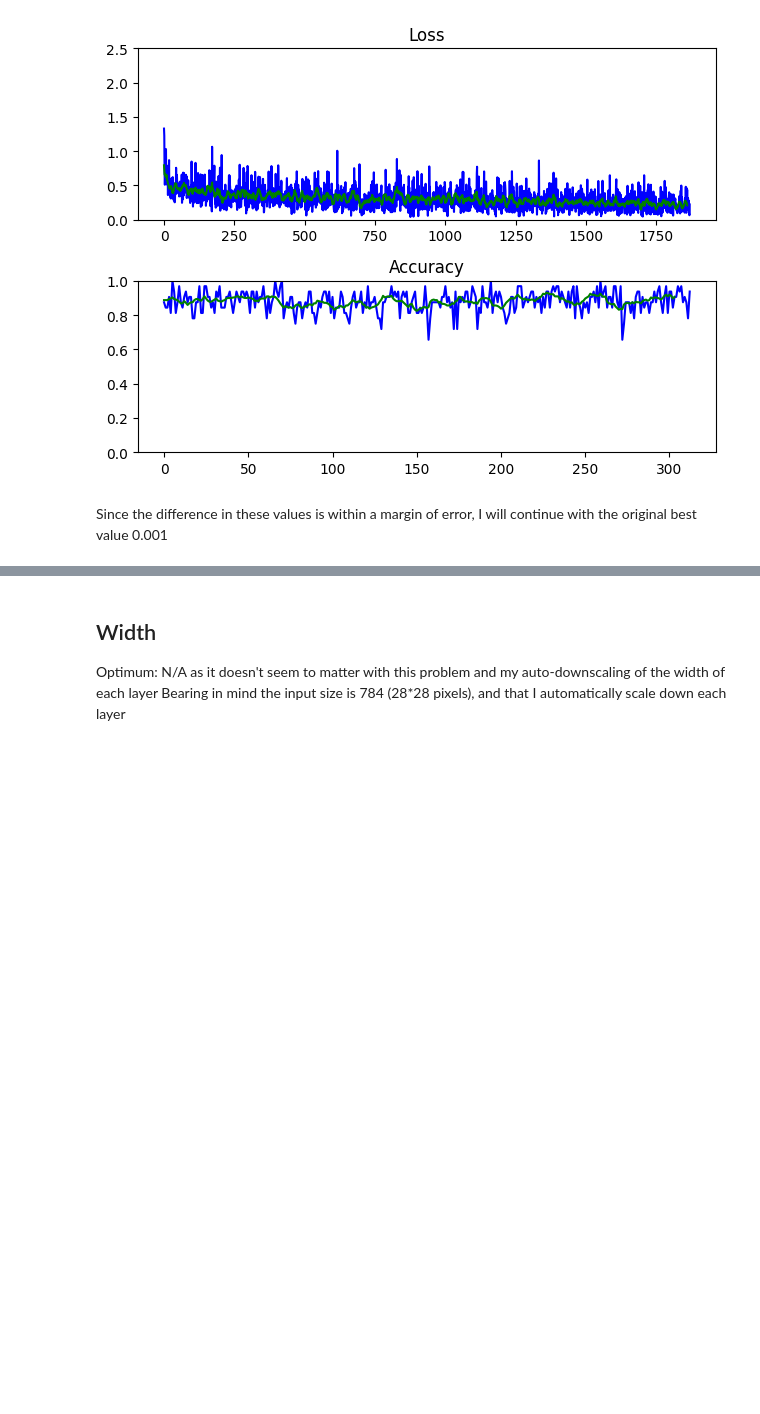
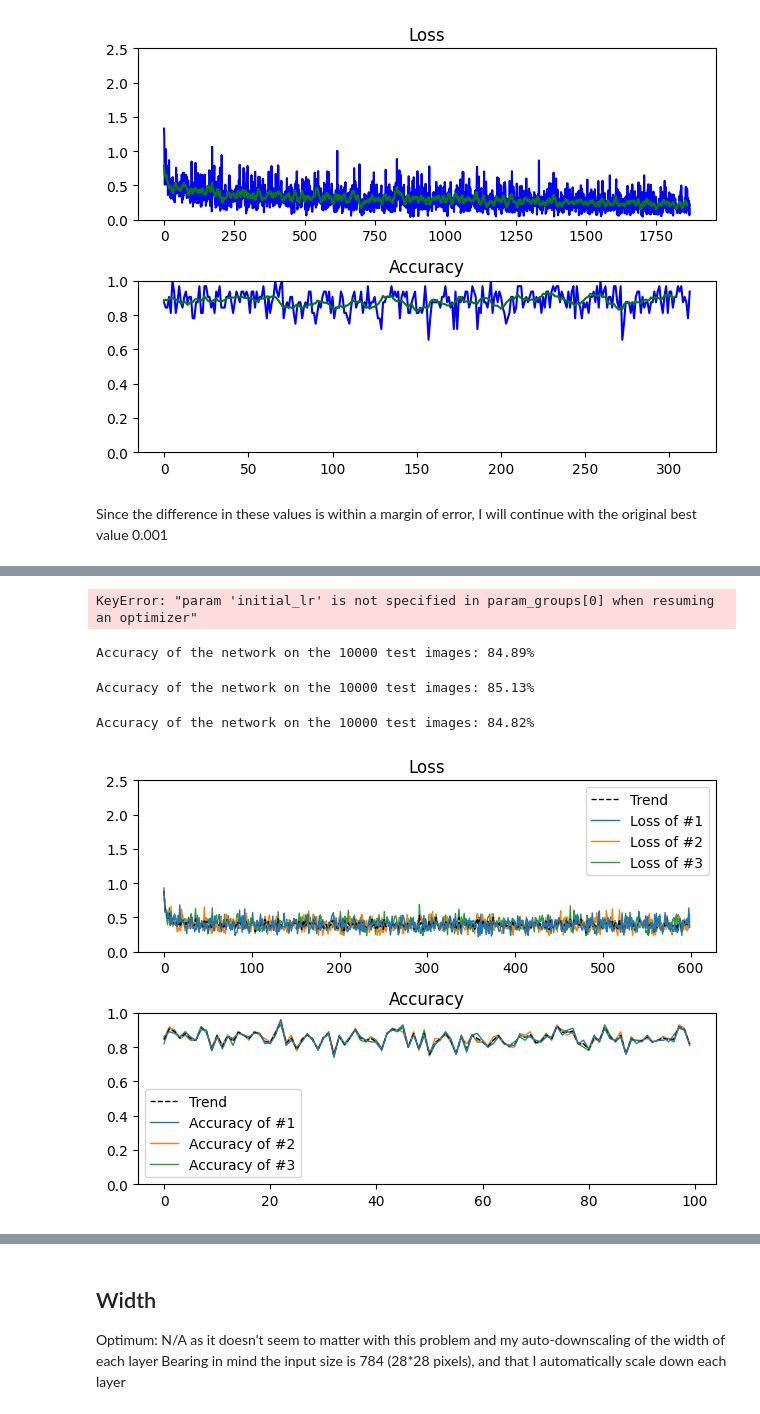
Before and after one commit to danbates1452/neural-networks, a Jupyter notebook: Coursework.ipynb, the cells around one changed output, grey strips where cells are left out. Saved outputs shown, nothing was run; the diff lists cells and outputs as text; code cells hidden in the pictures; blank space fills up the shorter version.

```diff
--- a/Coursework.ipynb
+++ b/Coursework.ipynb
@@ -388,2 +487,16 @@ Use best learning rate from above: 0.001
+# %%
+#ExponentialLR
+exponentiallr_models, exponentiallr_preds, exponentiallr_losses, exponentiallr_accuracies = run_series(lr_scheduler='exponential', lr_scheduler_gamma=0.3)
+# %% [output]
+KeyError: "param 'initial_lr' is not specified in param_groups[0] when resuming an optimizer"
+# %%
+#ReduceLROnPlateau
+rlrop_models, rlrop_preds, rlrop_losses, rlrop_accuracies = run_series(lr_scheduler='reduce_on_plateau', lr_scheduler_var=0.5)
+#TODO: needs validation loss
+# %% [output]
+Accuracy of the network on the 10000 test images: 84.89%
+Accuracy of the network on the 10000 test images: 85.13%
+Accuracy of the network on the 10000 test images: 84.82%
+[figure, added]
 # %%
 #LambdaLR (decide on a function of your own?)
```
Also changed, not shown: parts of 64 cells of this notebook, 9 other files.
